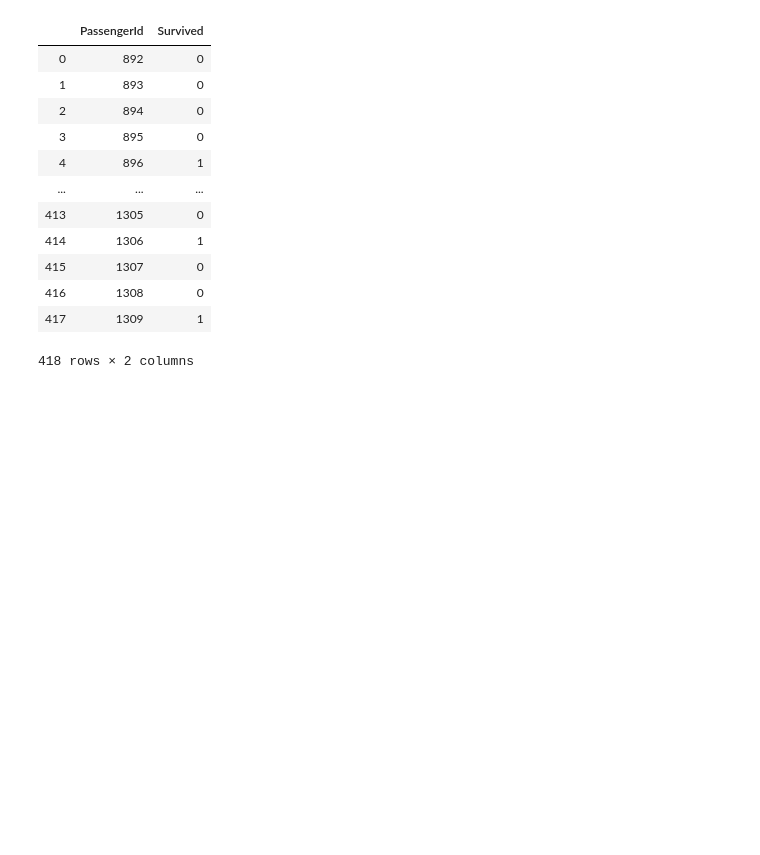
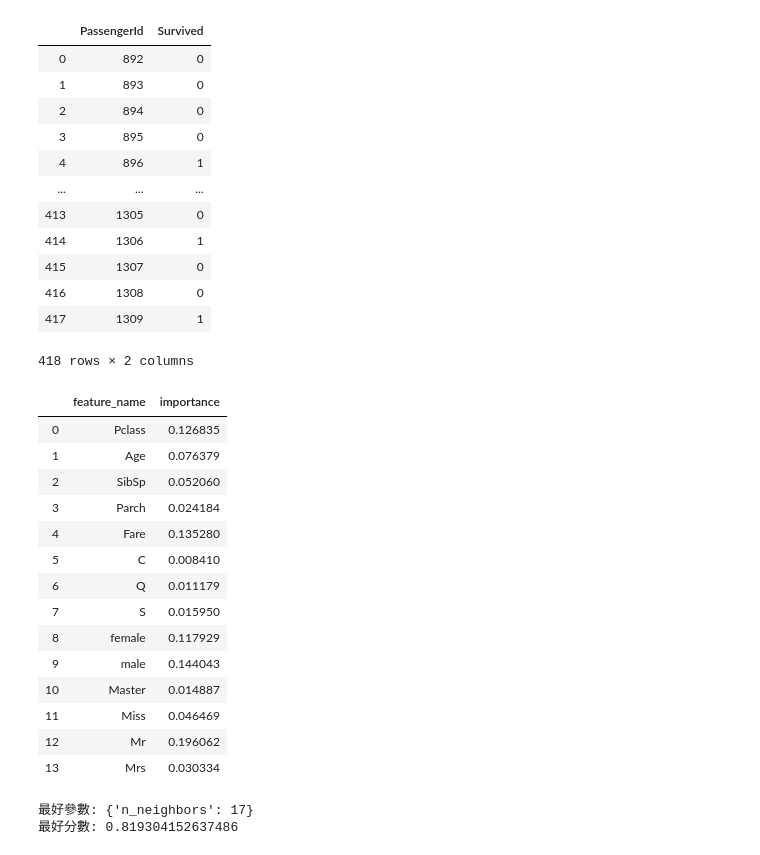
Before and after one commit to Elwing-Chou/MLDemo, a Jupyter notebook: titanic.ipynb, the cells around one changed output. Cells and saved outputs as stored; diff of their text form; code cells hidden in the pictures; blank space fills up the shorter version.

```diff
--- a/titanic.ipynb
+++ b/titanic.ipynb
@@ -374,3 +374,24 @@ result
 | 416 | 1308 | 0 |
 | 417 | 1309 | 1 |
 418 rows × 2 columns
+# %%
+pd.DataFrame({
+  "feature_name":x_train.columns,
+  "importance":clf.feature_importances_
+})
+# %% [output]
+|  | feature_name | importance |
+| 0 | Pclass | 0.126835 |
+| 1 | Age | 0.076379 |
+| 2 | SibSp | 0.052060 |
+| 3 | Parch | 0.024184 |
+| 4 | Fare | 0.135280 |
+| 5 | C | 0.008410 |
+| 6 | Q | 0.011179 |
+| 7 | S | 0.015950 |
+| 8 | female | 0.117929 |
+| 9 | male | 0.144043 |
+| 10 | Master | 0.014887 |
+| 11 | Miss | 0.046469 |
+| 12 | Mr | 0.196062 |
+| 13 | Mrs | 0.030334 |
@@ -376,0 +403,13 @@ result
+# %%
+from sklearn.neighbors import KNeighborsClassifier
+clf = KNeighborsClassifier()
+p = {
+    "n_neighbors":range(5, 100),
+}
+cv = GridSearchCV(clf, p, cv=10)
+cv.fit(x_train_scale, y_train)
+print("最好參數:", cv.best_params_)
+print("最好分數:", cv.best_score_)
+# %% [output]
+最好參數: {'n_neighbors': 17}
+最好分數: 0.819304152637486
```
Also changed, not shown: parts of 2 cells of this notebook.
